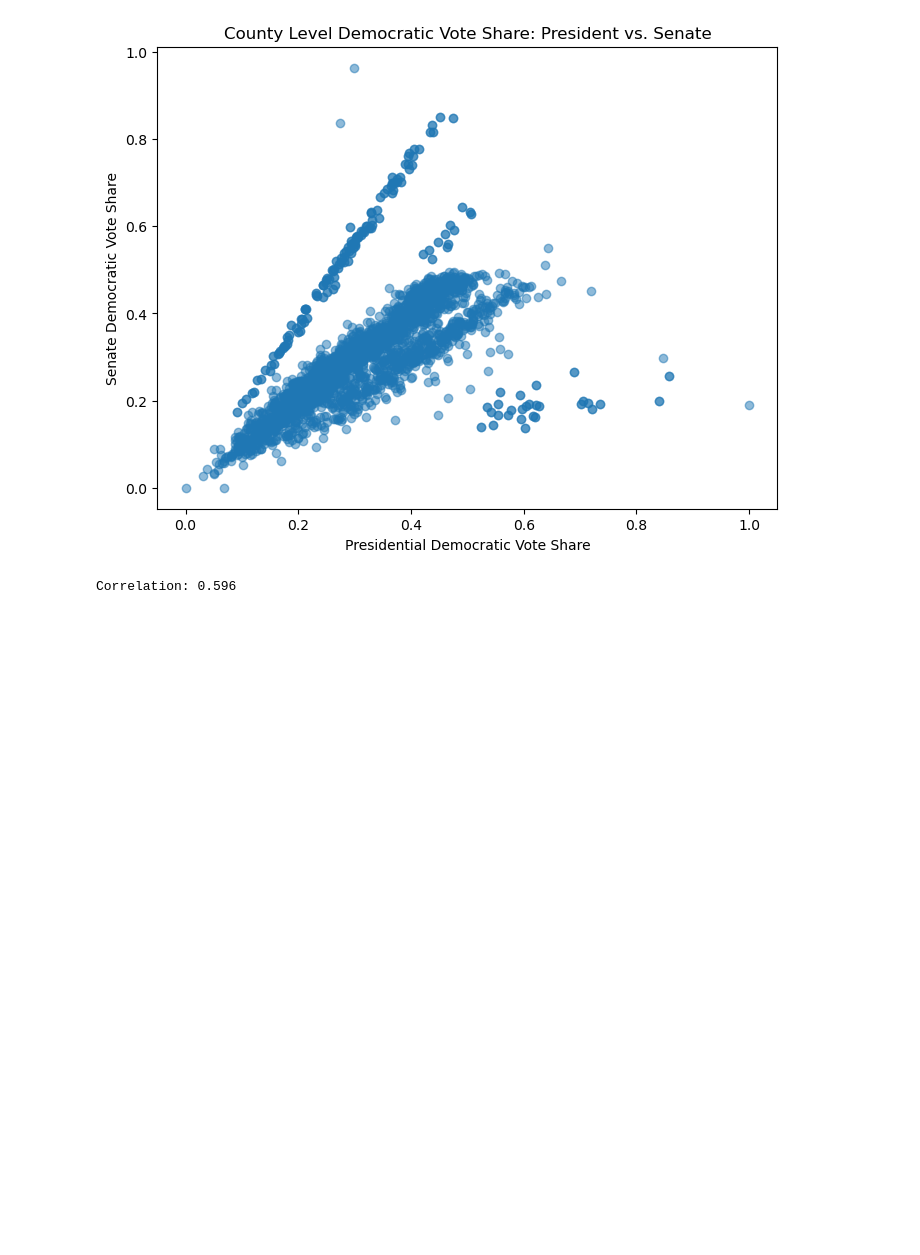
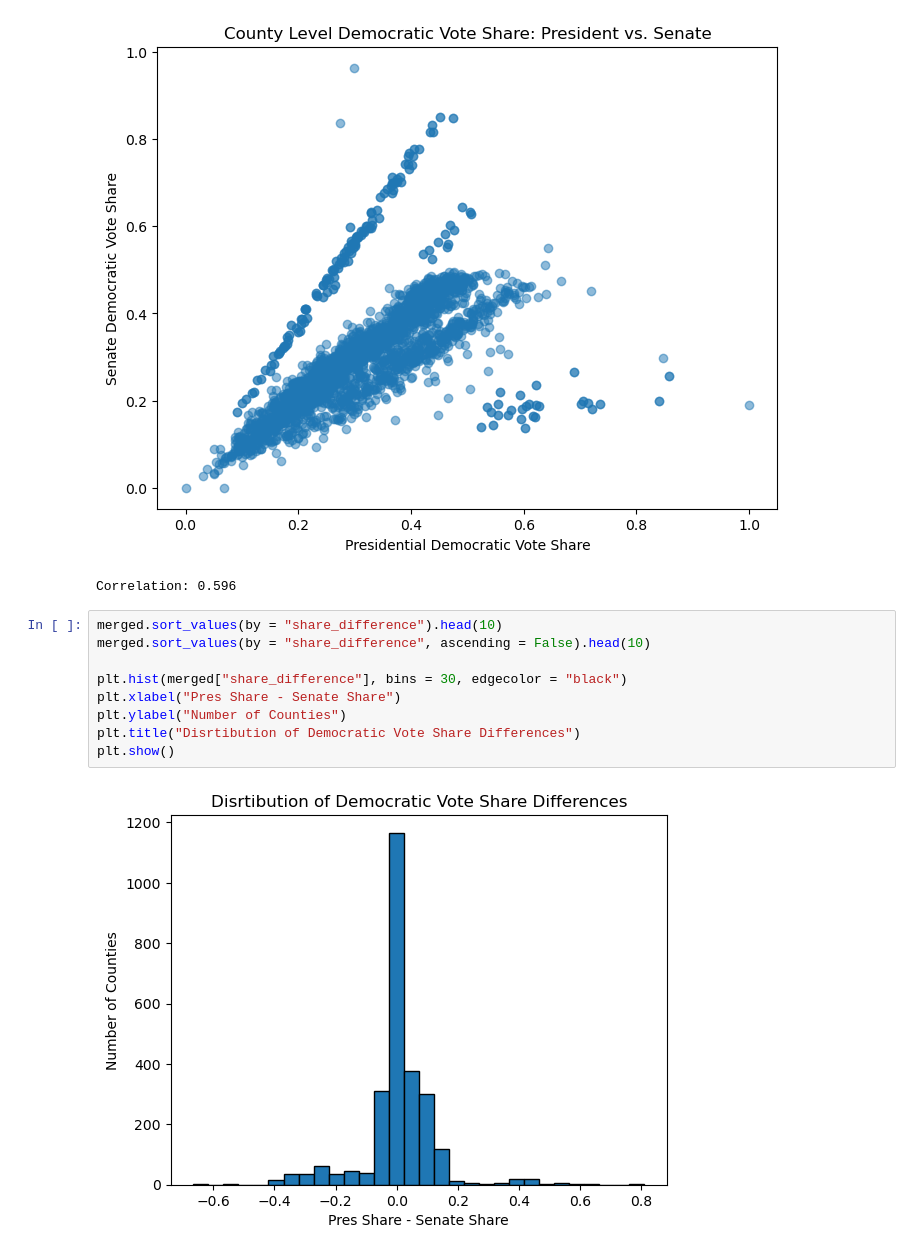
Before and after one commit to lucasanckl66/datasci151spring2026, a Jupyter notebook: _final_project/final.ipynb, the cells around one changed output. Drawn from its saved outputs; the diff is of its cells as text; blank space fills up the shorter version.

```diff
--- a/_final_project/final.ipynb
+++ b/_final_project/final.ipynb
@@ -156,3 +156,14 @@ print("Correlation:", round(correlation, 3))
 # %% [output]
 [figure]
 Correlation: 0.596
+# %%
+merged.sort_values(by = "share_difference").head(10)
+merged.sort_values(by = "share_difference", ascending = False).head(10)
+
+plt.hist(merged["share_difference"], bins = 30, edgecolor = "black")
+plt.xlabel("Pres Share - Senate Share")
+plt.ylabel("Number of Counties")
+plt.title("Disrtibution of Democratic Vote Share Differences")
+plt.show()
+# %% [output]
+[figure, added]
```
Also changed, not shown: parts of 5 cells of this notebook.
